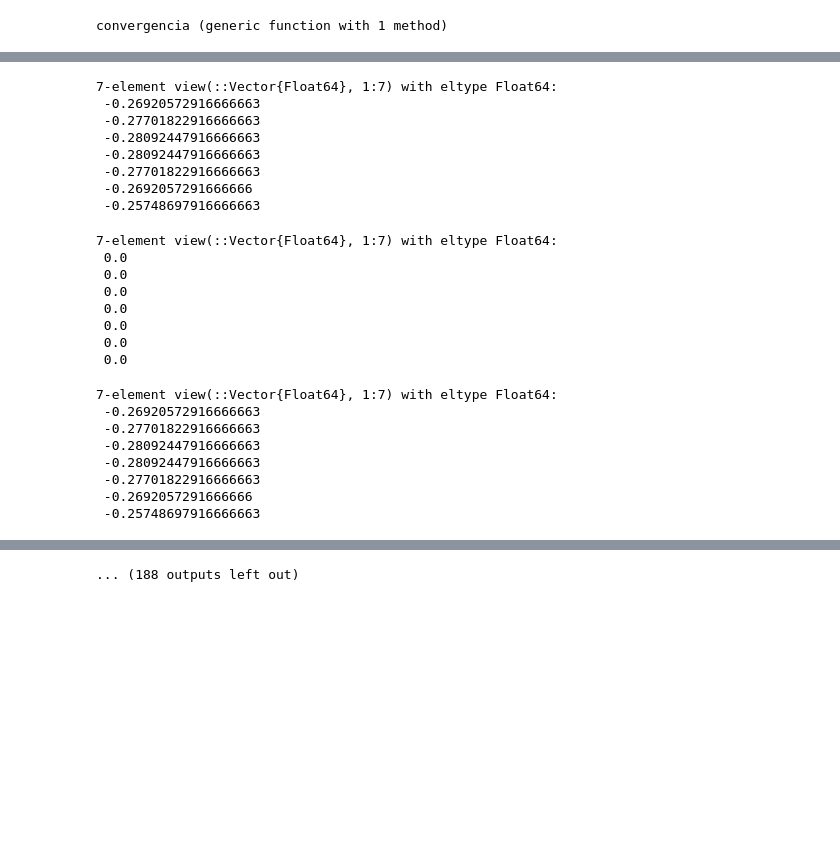
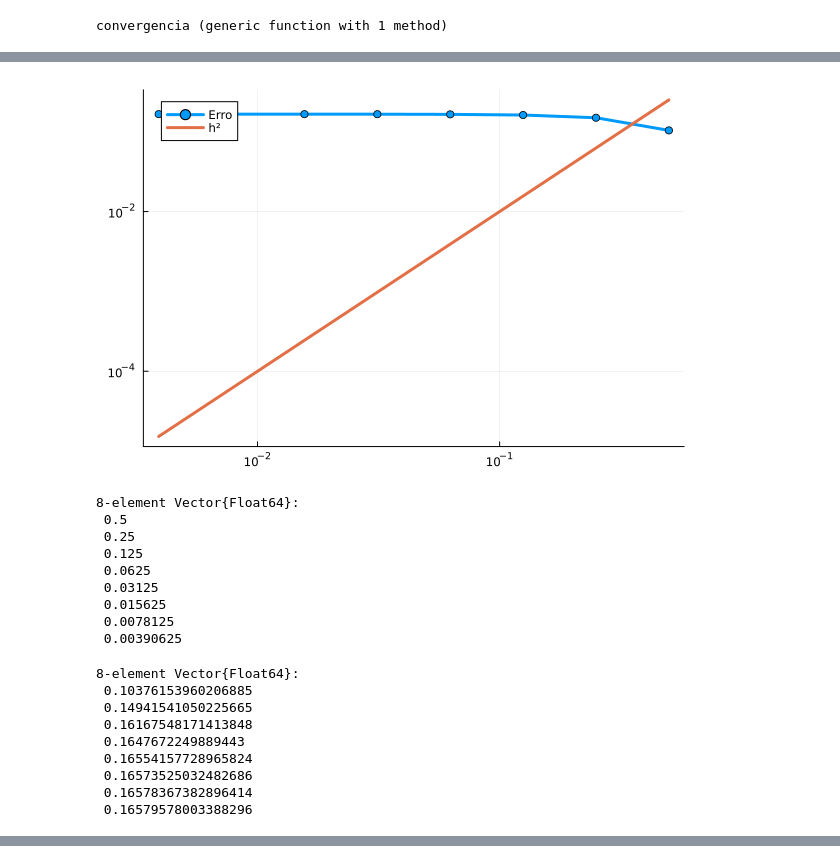
Before and after one commit to CarlosEduardoValladares/Elementos-Finitos-2024.2, a Jupyter notebook: trabalho_final.ipynb, the cells around one changed output, grey strips where cells are left out. Cells and saved outputs as stored; diff of their text form; code cells hidden in the pictures; blank space fills up the shorter version.

Commit message:
Incluído teste em que f depende de t, e g é 0. Não converge.

```diff
--- a/trabalho_final.ipynb
+++ b/trabalho_final.ipynb
@@ -284,8 +284,8 @@ function solve_problem(α::Float64, β::Float64, ne::Int64, T::Float64, g::Funct
     F = @view F̄[1:m]
     G = @view Ḡ[1:m]
 
-    display(F)
-    display(G)
+    #display(F)
+    #display(G)
 
     Cⁿ = collect(K \ (((τ * F) + (K * Cⁿ_1) - (τ * G))))
 
@@ -299,8 +299,8 @@ function solve_problem(α::Float64, β::Float64, ne::Int64, T::Float64, g::Funct
     F = @view F̄[1:m]
     G = @view Ḡ[1:m]
 
-    display(F)
-    display(G)
+    #display(F)
+    #display(G)
 
     Cⁿ = collect(K \ (((τ * F) + (K * Cⁿ_1) - (τ * G))))
 
@@ -321,8 +321,8 @@ function solve_problem(α::Float64, β::Float64, ne::Int64, T::Float64, g::Funct
         F = @view F̄[1:m]
         G = @view Ḡ[1:m]
 
-        display(F)
-        display(G)
+        #display(F)
+        #display(G)
 
         Cⁿ = collect(K \ (((τ * F) + (K * Cⁿ_1) - (τ * G))))
 
@@ -421,6 +421,22 @@ function get_test_data(test_num::Int64)
 
         return [α, β, ne, T, g, f, u, u0, npgs]
     end
+
+    if(test_num == 6)
+        α = 1.0
+        β = 1.0
+
+        u  = (x, t) -> (x^2 - x) * t^2
+        u0 = (x) -> 0.0
+        g  = (s) -> 0.0
+        f  = (x, t) -> 2.0*t*(x^2 - x) - 4.0
+
+        T = 1.0
+        ne = 8
+        npgs = [2, 5, 5, 5]
+
+        return [α, β, ne, T, g, f, u, u0, npgs]
+    end
 end
 
 function get_convergence_test_data(case_num::Int64, test_size::Int64)
@@ -550,33 +470,26 @@ display(solve_problem(get_test_data(1)...))
 # %%
-display(solve_problem(get_test_data(1)...))
-
-h_list, errors_list = convergencia(get_convergence_test_data(1, 8)...)
+h_list, errors_list = convergencia(get_convergence_test_data(6, 8)...)
 plot_error_curves(h_list, errors_list)
 
 display(h_list)
 display(errors_list)
 # %% [output]
+[figure, added]
-7-element view(::Vector{Float64}, 1:7) with eltype Float64:
- -0.26920572916666663
- -0.27701822916666663
- -0.28092447916666663
- -0.28092447916666663
- -0.27701822916666663
- -0.2692057291666666
- -0.25748697916666663
+8-element Vector{Float64}:
+ 0.5
+ 0.25
+ 0.125
+ 0.0625
+ 0.03125
+ 0.015625
+ 0.0078125
+ 0.00390625
-7-element view(::Vector{Float64}, 1:7) with eltype Float64:
- 0.0
- 0.0
- 0.0
- 0.0
- 0.0
- 0.0
- 0.0
+8-element Vector{Float64}:
+ 0.10376153960206885
+ 0.14941541050225665
+ 0.16167548171413848
+ 0.1647672249889443
+ 0.16554157728965824
+ 0.16573525032482686
+ 0.16578367382896414
+ 0.16579578003388296
-7-element view(::Vector{Float64}, 1:7) with eltype Float64:
- -0.26920572916666663
- -0.27701822916666663
- -0.28092447916666663
- -0.28092447916666663
- -0.27701822916666663
- -0.2692057291666666
- -0.25748697916666663
@@ -655 +495,0 @@ display(errors_list)
-... (188 outputs left out)
```
Also changed, not shown: parts of 4 cells of this notebook.
